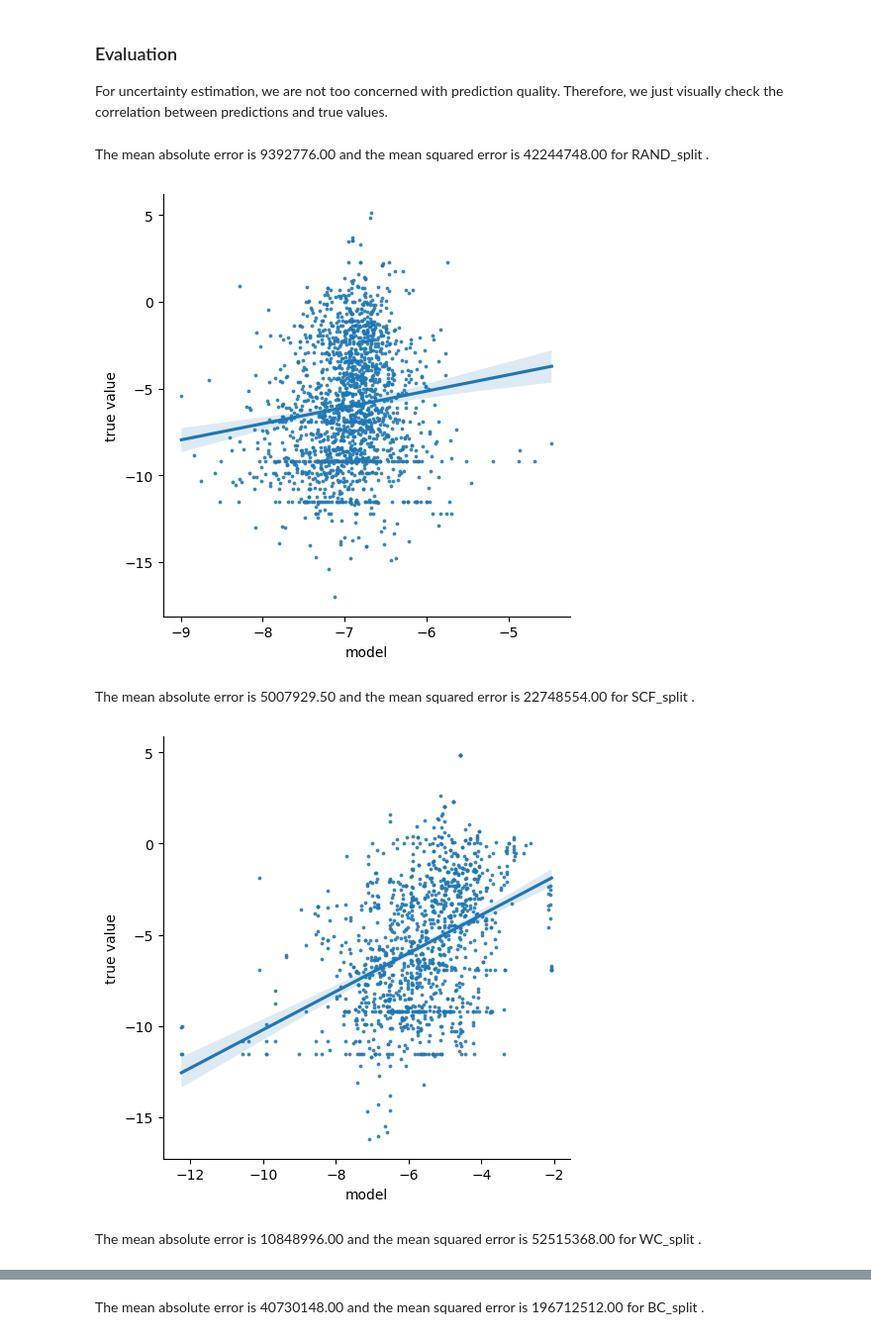
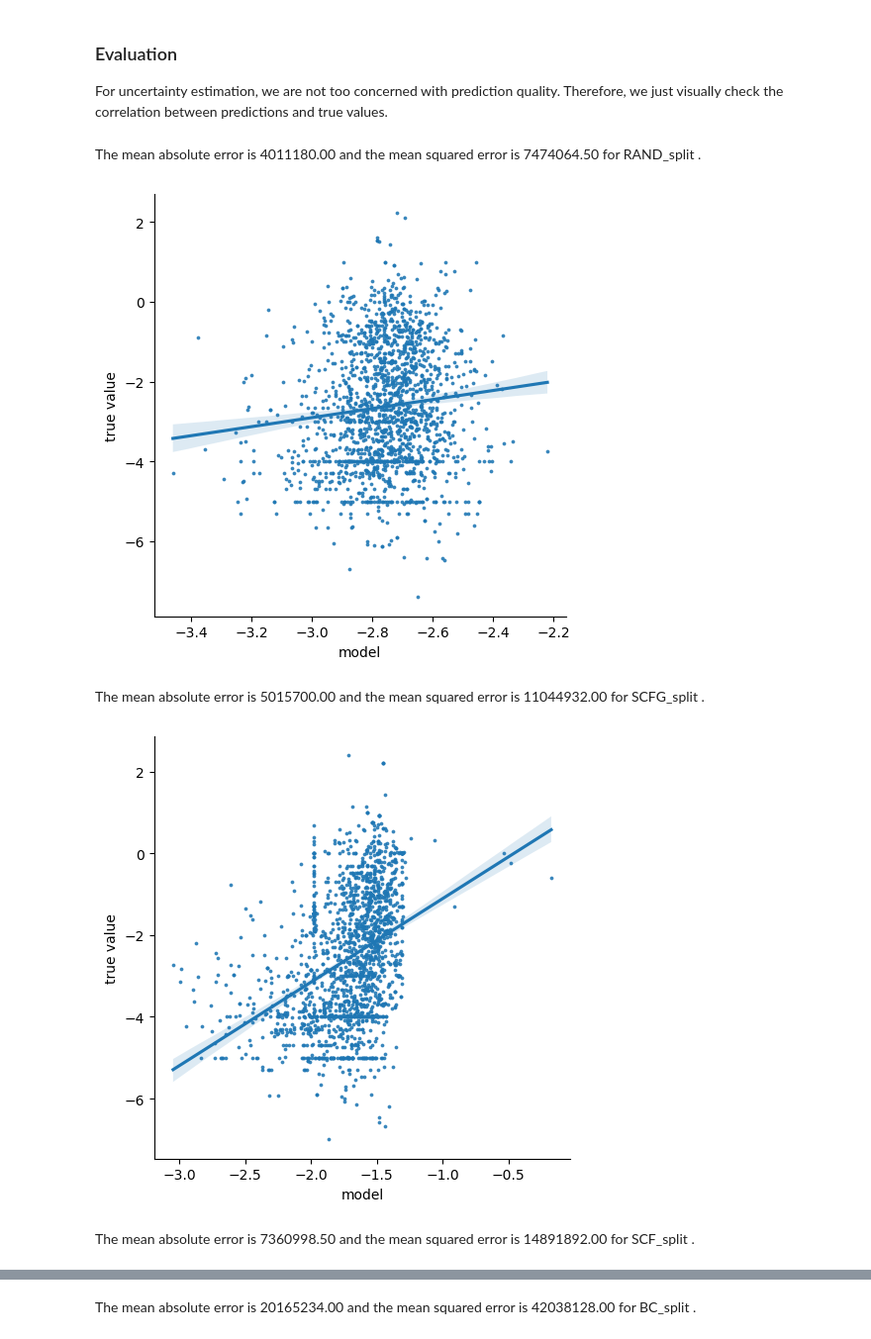
Before and after one commit to volkamerlab/CADDSeminar_2023, a Jupyter notebook: notebooks/T001_Scaffold-based-data-split/T001_Scaffold-based-data-split.ipynb, the cells around one changed output, grey strips where cells are left out. Shown at 99% size. Saved outputs shown, nothing was run; the diff lists cells and outputs as text; code cells hidden in the pictures.

```diff
--- a/notebooks/T001_Scaffold-based-data-split/T001_Scaffold-based-data-split.ipynb
+++ b/notebooks/T001_Scaffold-based-data-split/T001_Scaffold-based-data-split.ipynb
@@ -334,0 +244,6 @@ test_BC = data[data['Label_WC_BC'].isin(cluster_labels_test)]
+# %%
+data['Label_BC'] = -1  # Initialize cluster labels as -1
+for i, cluster in enumerate(cluster_ids):
+    cluster_indices = [index for index in cluster if index < len(data)]
+    cluster_indices = [index for index in cluster_indices if index in data.index]
+    data.loc[cluster_indices, 'Label_BC'] = i
@@ -334,0 +252,9 @@ test_BC = data[data['Label_WC_BC'].isin(cluster_labels_test)]
+# %%
+class_counts_data = dict(Counter(data['Label_BC']))
+filtered_classes = [label for label, count in class_counts_data.items() if count >= 2]
+filtered_data = data[data['Label_BC'].isin(filtered_classes)]
+class_counts_data = dict(Counter(filtered_data['Label_BC']))
+cluster_labels=list(class_counts_data.keys())
+cluster_labels_train, cluster_labels_test = train_test_split(cluster_labels, test_size=0.2, random_state=42)
+train_BC = data[data['Label_BC'].isin(cluster_labels_train)]
+test_BC = data[data['Label_BC'].isin(cluster_labels_test)]
@@ -488,15 +444,15 @@ Using this function, we can now create and train a predictive model.
 # %%
 
 training_loader_RAND, test_loader_RAND, x_train_RAND_fps_array, x_test_RAND_fps_array, y_train_RAND, y_test_RAND = preprocessing_data(train_RAND, test_RAND)
+training_loader_SCFG, test_loader_SCFG,   x_train_SCFG_fps_array, x_test_SCFG_fps_array,  y_train_SCFG, y_test_SCFG  = preprocessing_data(train_SCFG, test_SCFG)
 training_loader_SCF, test_loader_SCF,   x_train_SCF_fps_array, x_test_SCF_fps_array,  y_train_SCF, y_test_SCF  = preprocessing_data(train_SCF, test_SCF)
-training_loader_WC,  test_loader_WC,    x_train_WC_fps_array,  x_test_WC_fps_array,   y_train_WC, y_test_WC   = preprocessing_data(train_WC, test_WC)
 training_loader_BC,  test_loader_BC,    x_train_BC_fps_array,  x_test_BC_fps_array,   y_train_BC, y_test_BC   = preprocessing_data(train_BC, test_BC)
 training_loader_CCSe, test_loader_CCSe, x_train_CCSe_fps_array,x_test_CCSe_fps_array, y_train_CCSe, y_test_CCSe = preprocessing_data(train_CCSe, test_CCSe)
 training_loader_ICSe, test_loader_ICSe, x_train_ICSe_fps_array,x_test_ICSe_fps_array, y_train_ICSe, y_test_ICSe = preprocessing_data(train_ICSe, test_ICSe)
 # %%
 single_model_RAND = create_and_fit_model(training_loader_RAND, test_loader_RAND, verbose=True)
+single_model_SCFG = create_and_fit_model(training_loader_SCFG, test_loader_SCFG, verbose=True)
 single_model_SCF = create_and_fit_model(training_loader_SCF, test_loader_SCF, verbose=True)
-single_model_WC = create_and_fit_model(training_loader_WC, test_loader_WC, verbose=True)
 single_model_BC = create_and_fit_model(training_loader_BC, test_loader_BC, verbose=True)
 single_model_CCSe = create_and_fit_model(training_loader_CCSe, test_loader_CCSe, verbose=True)
 single_model_ICSe = create_and_fit_model(training_loader_ICSe, test_loader_ICSe, verbose=True)
@@ -561,14 +517,14 @@ def Evaluation(x_test_fps_array, y_test, single_model, split_method):
     return plt.show()
 # %%
 Evaluation(x_test_RAND_fps_array, y_test_RAND, single_model_RAND, 'RAND_split')
+Evaluation(x_test_SCFG_fps_array, y_test_SCFG, single_model_SCFG, 'SCFG_split')
 Evaluation(x_test_SCF_fps_array, y_test_SCF, single_model_SCF, 'SCF_split')
-Evaluation(x_test_WC_fps_array, y_test_WC, single_model_WC, 'WC_split')
-Evaluation(x_test_BC_fps_array, y_test_BC, single_model_WC, 'BC_split')
+Evaluation(x_test_BC_fps_array, y_test_BC, single_model_BC, 'BC_split')
 Evaluation(x_test_CCSe_fps_array, y_test_CCSe, single_model_CCSe, 'CCSe_split')
 Evaluation(x_test_ICSe_fps_array, y_test_ICSe, single_model_ICSe, 'ICSe_split')
 # %% [output]
-The mean absolute error is 9392776.00 and the mean squared error is 42244748.00 for RAND_split .
+The mean absolute error is 4011180.00 and the mean squared error is 7474064.50 for RAND_split .
-[figure, old version]
+[figure, new version]
-The mean absolute error is 5007929.50 and the mean squared error is 22748554.00 for SCF_split .
+The mean absolute error is 5015700.00 and the mean squared error is 11044932.00 for SCFG_split .
-[figure, old version]
+[figure, new version]
-The mean absolute error is 10848996.00 and the mean squared error is 52515368.00 for WC_split .
+The mean absolute error is 7360998.50 and the mean squared error is 14891892.00 for SCF_split .
@@ -576 +532 @@ The mean absolute error is 10848996.00 and the mean squared error is 52515368.00
-The mean absolute error is 40730148.00 and the mean squared error is 196712512.00 for BC_split .
+The mean absolute error is 20165234.00 and the mean squared error is 42038128.00 for BC_split .
```
Also changed, not shown: parts of 95 cells of this notebook.
